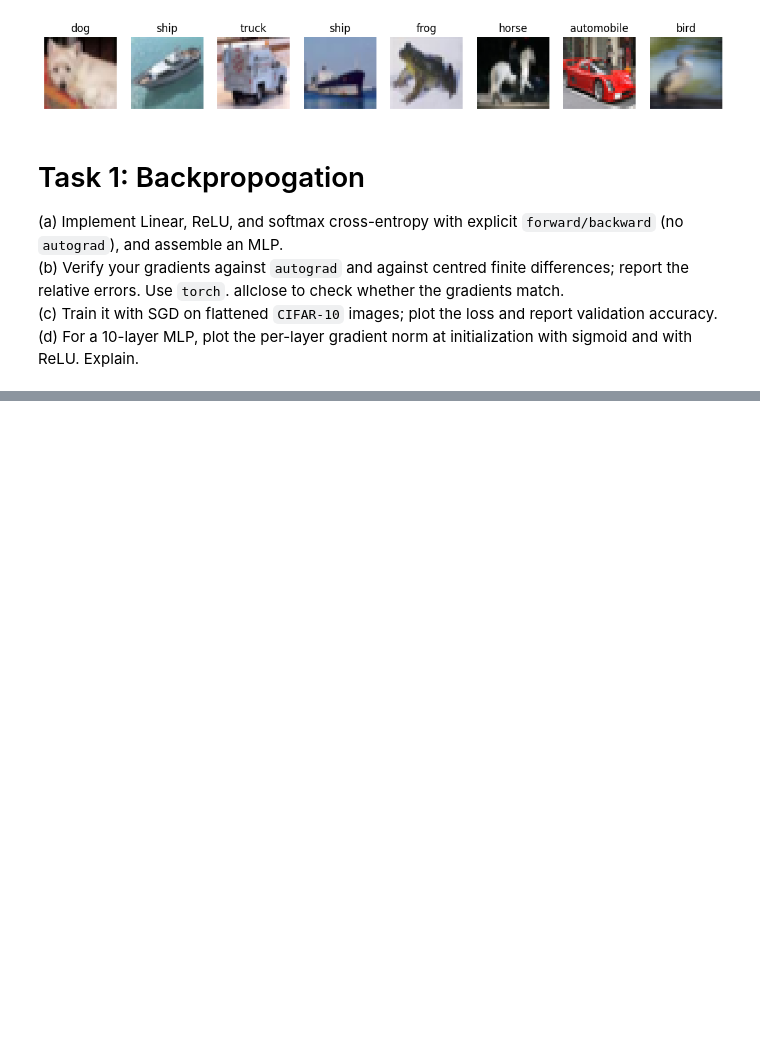
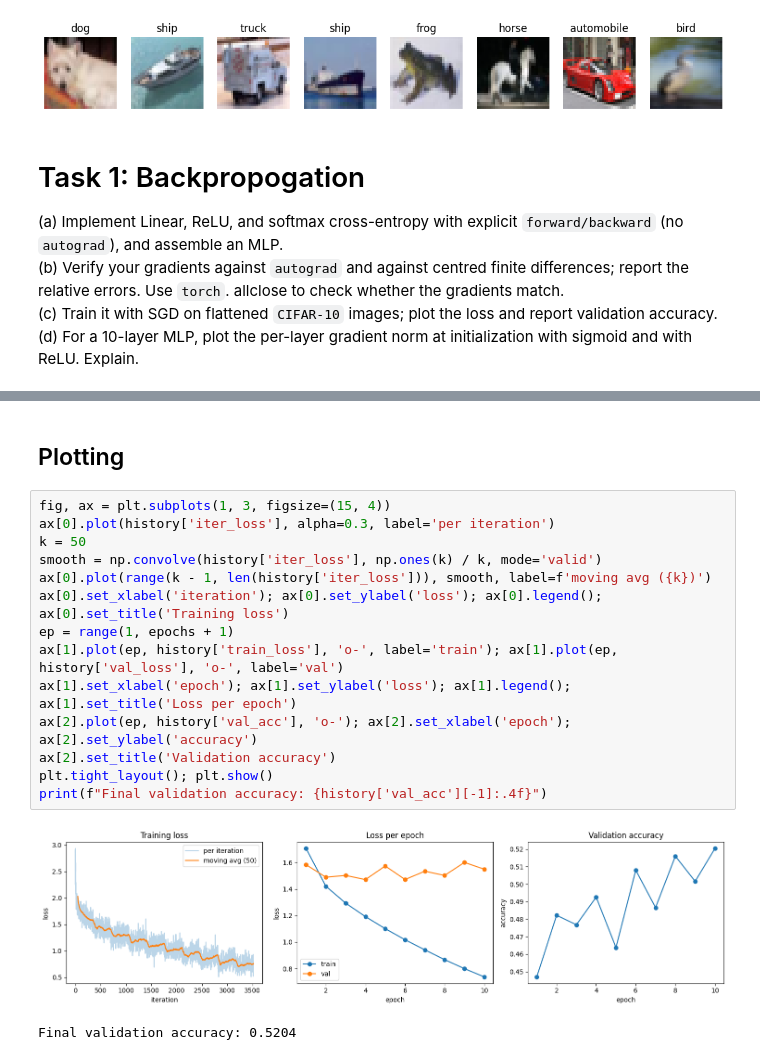
Before and after one commit to isurika23/EN4554_Deep-Learning-for-Vision, a Jupyter notebook: EN4554_Assignment02_CNN/EN4554_Assignment02_CNN.ipynb, the cells around one changed output, grey strips where cells are left out. Cells and saved outputs as stored; diff of their text form; blank space fills up the shorter version.

```diff
--- a/EN4554_Assignment02_CNN/EN4554_Assignment02_CNN.ipynb
+++ b/EN4554_Assignment02_CNN/EN4554_Assignment02_CNN.ipynb
@@ -112,0 +325,19 @@ mean: tensor([ 0.0016, -0.0306, -0.0233]), std: tensor([0.9923, 0.9767, 0.9602])
+# %% [markdown]
+## Plotting
+# %%
+fig, ax = plt.subplots(1, 3, figsize=(15, 4))
+ax[0].plot(history['iter_loss'], alpha=0.3, label='per iteration')
+k = 50
+smooth = np.convolve(history['iter_loss'], np.ones(k) / k, mode='valid')
+ax[0].plot(range(k - 1, len(history['iter_loss'])), smooth, label=f'moving avg ({k})')
+ax[0].set_xlabel('iteration'); ax[0].set_ylabel('loss'); ax[0].legend(); ax[0].set_title('Training loss')
+ep = range(1, epochs + 1)
+ax[1].plot(ep, history['train_loss'], 'o-', label='train'); ax[1].plot(ep, history['val_loss'], 'o-', label='val')
+ax[1].set_xlabel('epoch'); ax[1].set_ylabel('loss'); ax[1].legend(); ax[1].set_title('Loss per epoch')
+ax[2].plot(ep, history['val_acc'], 'o-'); ax[2].set_xlabel('epoch'); ax[2].set_ylabel('accuracy')
+ax[2].set_title('Validation accuracy')
+plt.tight_layout(); plt.show()
+print(f"Final validation accuracy: {history['val_acc'][-1]:.4f}")
+# %% [output]
+[figure, added]
+Final validation accuracy: 0.5204
```
Also changed, not shown: parts of 10 cells of this notebook.
